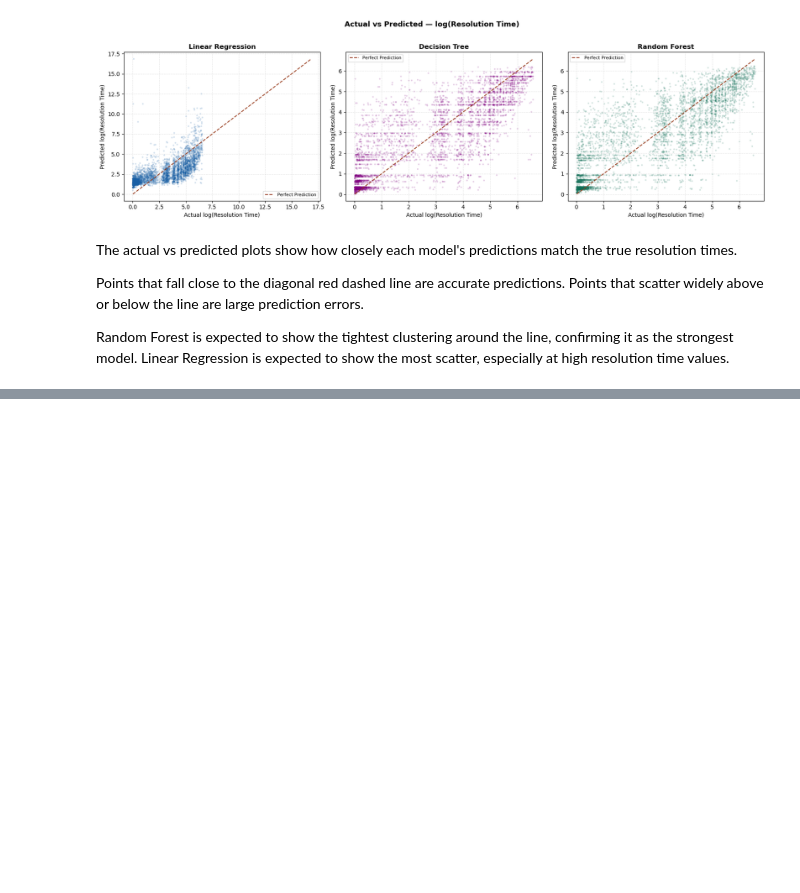
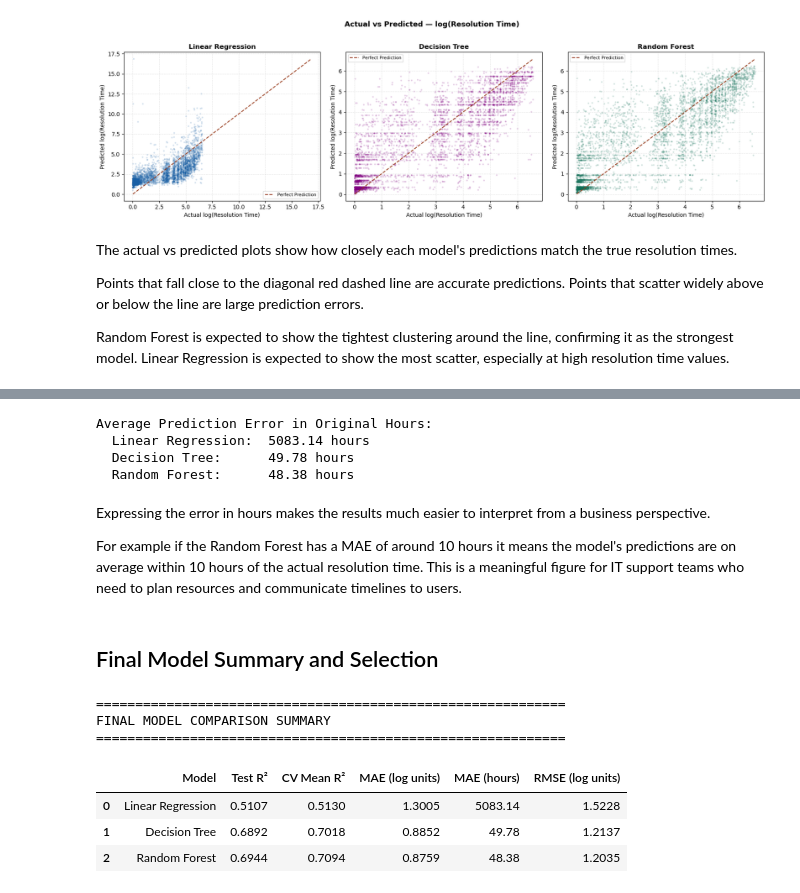
Before and after one commit to Husnain-Yaqoob/IT-Incident-Data-Analysis, a Jupyter notebook: FYP_IT_Incident_Data_Preparation-v4.ipynb, the cells around one changed output, grey strips where cells are left out. Saved outputs shown, nothing was run; the diff lists cells and outputs as text; code cells hidden in the pictures; blank space fills up the shorter version.

```diff
--- a/FYP_IT_Incident_Data_Preparation-v4.ipynb
+++ b/FYP_IT_Incident_Data_Preparation-v4.ipynb
@@ -1832,0 +1900,64 @@ the most scatter, especially at high resolution time values.
+# %%
+# converting log predictions back to hours using the inverse of log1p
+# expm1(x) = exp(x) - 1, which exactly reverses log1p(x)
+rf_pred_hours    = np.expm1(rf_pred)
+y_test_hours     = np.expm1(y_test)
+
+dt_pred_hours    = np.expm1(dt_pred)
+lr_pred_hours    = np.expm1(lr_pred)
+
+# calculating MAE in original hours for each model
+# this tells us on average how many hours off each model's prediction is
+lr_mae_hours = mean_absolute_error(y_test_hours, lr_pred_hours)
+dt_mae_hours = mean_absolute_error(y_test_hours, dt_pred_hours)
+rf_mae_hours = mean_absolute_error(y_test_hours, rf_pred_hours)
+
+print("Average Prediction Error in Original Hours:")
+print(f"  Linear Regression:  {lr_mae_hours:.2f} hours")
+print(f"  Decision Tree:      {dt_mae_hours:.2f} hours")
+print(f"  Random Forest:      {rf_mae_hours:.2f} hours")
+# %% [output]
+Average Prediction Error in Original Hours:
+  Linear Regression:  5083.14 hours
+  Decision Tree:      49.78 hours
+  Random Forest:      48.38 hours
+# %% [markdown]
+Expressing the error in hours makes the results much easier to interpret
+from a business perspective.
+
+For example if the Random Forest has a MAE of around 10 hours it means
+the model's predictions are on average within 10 hours of the actual
+resolution time. This is a meaningful figure for IT support teams
+who need to plan resources and communicate timelines to users.
+# %% [markdown]
+## Final Model Summary and Selection
+# %%
+# printing a final summary of all three models including MAE in original hours
+print("=" * 60)
+print("FINAL MODEL COMPARISON SUMMARY")
+print("=" * 60)
+
+# building a final summary dictionary for clean display
+summary = {
+    "Model":             ["Linear Regression", "Decision Tree", "Random Forest"],
+    "Test R²":           [round(lr_r2, 4),   round(dt_r2, 4),   round(rf_r2, 4)],
+    "CV Mean R²":        [round(lr_cv_scores.mean(), 4),
+                          round(dt_cv_scores.mean(), 4),
+                          round(rf_cv_scores.mean(), 4)],
+    "MAE (log units)":   [round(lr_mae,  4),  round(dt_mae,  4),  round(rf_mae,  4)],
+    "MAE (hours)":       [round(lr_mae_hours, 2),
+                          round(dt_mae_hours, 2),
+                          round(rf_mae_hours, 2)],
+    "RMSE (log units)":  [round(lr_rmse, 4),  round(dt_rmse, 4),  round(rf_rmse, 4)]
+}
+
+summary_df = pd.DataFrame(summary)
+summary_df
+# %% [output]
+============================================================
+FINAL MODEL COMPARISON SUMMARY
+============================================================
+|  | Model | Test R² | CV Mean R² | MAE (log units) | MAE (hours) | RMSE (log units) |
+| 0 | Linear Regression | 0.5107 | 0.5130 | 1.3005 | 5083.14 | 1.5228 |
+| 1 | Decision Tree | 0.6892 | 0.7018 | 0.8852 | 49.78 | 1.2137 |
+| 2 | Random Forest | 0.6944 | 0.7094 | 0.8759 | 48.38 | 1.2035 |
```
Also changed, not shown: parts of 5 cells of this notebook.
